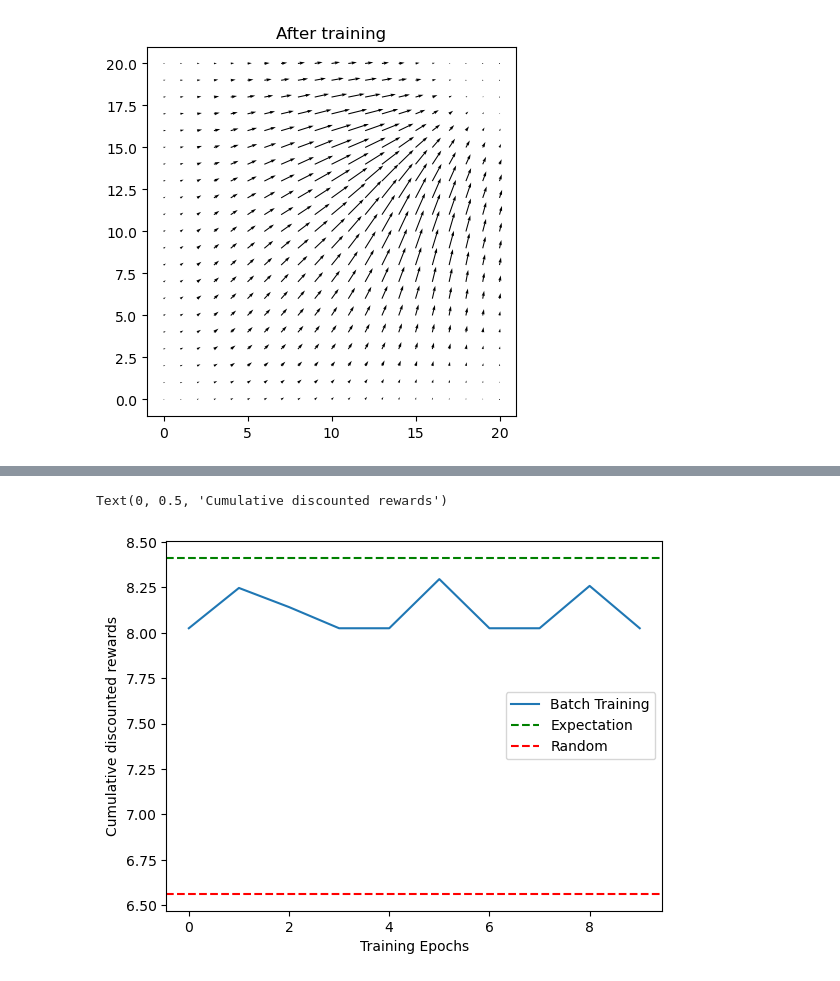
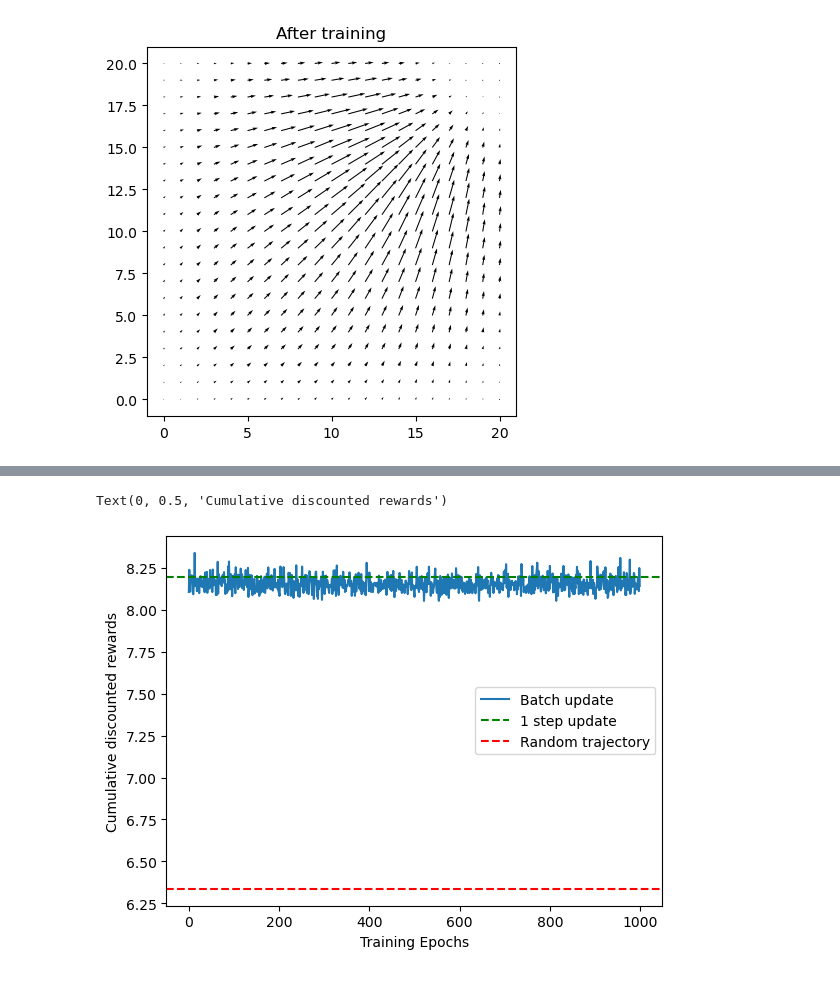
Before and after one commit to mgkumar138/ActorCritic_Dynamics, a Jupyter notebook: discrete_transition/policy_dynamics.ipynb, the cells around one changed output, grey strips where cells are left out. Saved outputs shown, nothing was run; the diff lists cells and outputs as text; code cells hidden in the pictures.

Commit message:
policy dynamics batch training

```diff
--- a/discrete_transition/policy_dynamics.ipynb
+++ b/discrete_transition/policy_dynamics.ipynb
@@ -9,7 +9,7 @@ import matplotlib.pyplot as plt
 from backend import TwoDimNav, PC_AC_agent, plot_maps
 # %%
 random_episodes = 1000
-test_episodes = 10
+test_episodes = 100
 tmax = 100
 
 maxspeed = 0.25
@@ -112,6 +112,6 @@ def get_coord_reward(param, episodes):
     return np.array(eps_info), np.array(eps_reward)
 # %%
 # get dataset with 1000 random trajectories, not all are rewarded
-episode_info, disc_rewards = get_coord_reward(inittheta, random_episodes)
-print(np.mean(disc_rewards))
+episode_info, random_rewards = get_coord_reward(inittheta, random_episodes)
+print(np.mean(random_rewards))
 # %% [output]
@@ -119,7 +119,7 @@ print(np.mean(disc_rewards))
 # %%
-# Update theta using expectation of random trajectory and rewards
+# Update theta using expectation of random trajectory and rewards, 1 step gradient update
 exp_theta = inittheta.copy()
 exp_theta += np.mean(episode_info,axis=0)
-test_info, test_rewards = get_coord_reward(exp_theta, test_episodes)
-print(np.mean(test_rewards))
+test_info, exp_rewards = get_coord_reward(exp_theta, test_episodes)
+print(np.mean(exp_rewards))
 # %% [output]
@@ -133,20 +133,20 @@ plot_maps(env, npc, exp_theta, title='After training')
 # %%
 # update theta using non-overlapping batch similar to Bordelon 2023
 lr = 0.01
-batch_size = 100
+batch_size = 10
 
 batch_theta = inittheta.copy()
 
 batch_idxs = np.random.choice(np.arange(random_episodes), random_episodes, replace=False)
 batch_idxs = np.reshape(batch_idxs, (random_episodes//batch_size, batch_size))
 
-rewards = []
+batch_rewards = []
 for b,batch_idx in enumerate(batch_idxs):
     grads = np.array(episode_info)[batch_idx]
     batch_theta += lr * np.mean(grads,axis=0)
-    batch_info, batch_rewards = get_coord_reward(exp_theta, test_episodes)
-    rewards.append(np.mean(batch_rewards))
+    batch_info, batch_reward = get_coord_reward(exp_theta, test_episodes)
+    batch_rewards.append(np.mean(batch_reward))
 
-    if b % 20 == 0:
+    if b % 100 == 0:
         plot_maps(env, npc, batch_theta, title=f'After {b+1} batch training')
 # %% [output]
@@ -154,11 +163,11 @@ for b,batch_idx in enumerate(batch_idxs):
 # %%
 plt.figure()
-plt.plot(np.arange(len(batch_idxs)), rewards)
-plt.axhline(np.mean(test_rewards), color='g',linestyle='--')
-plt.axhline(np.mean(disc_rewards), color='r',linestyle='--')
-plt.legend(['Batch Training','Expectation','Random'])
+plt.plot(np.arange(len(batch_idxs)), batch_rewards)
+plt.axhline(np.mean(exp_rewards), color='g',linestyle='--')
+plt.axhline(np.mean(random_rewards), color='r',linestyle='--')
+plt.legend(['Batch update','1 step update','Random trajectory'])
 plt.xlabel('Training Epochs')
 plt.ylabel('Cumulative discounted rewards')
 # %% [output]
 Text(0, 0.5, 'Cumulative discounted rewards')
-[figure, old version]
+[figure, new version]
```
Also changed, not shown: parts of 3 cells of this notebook.
